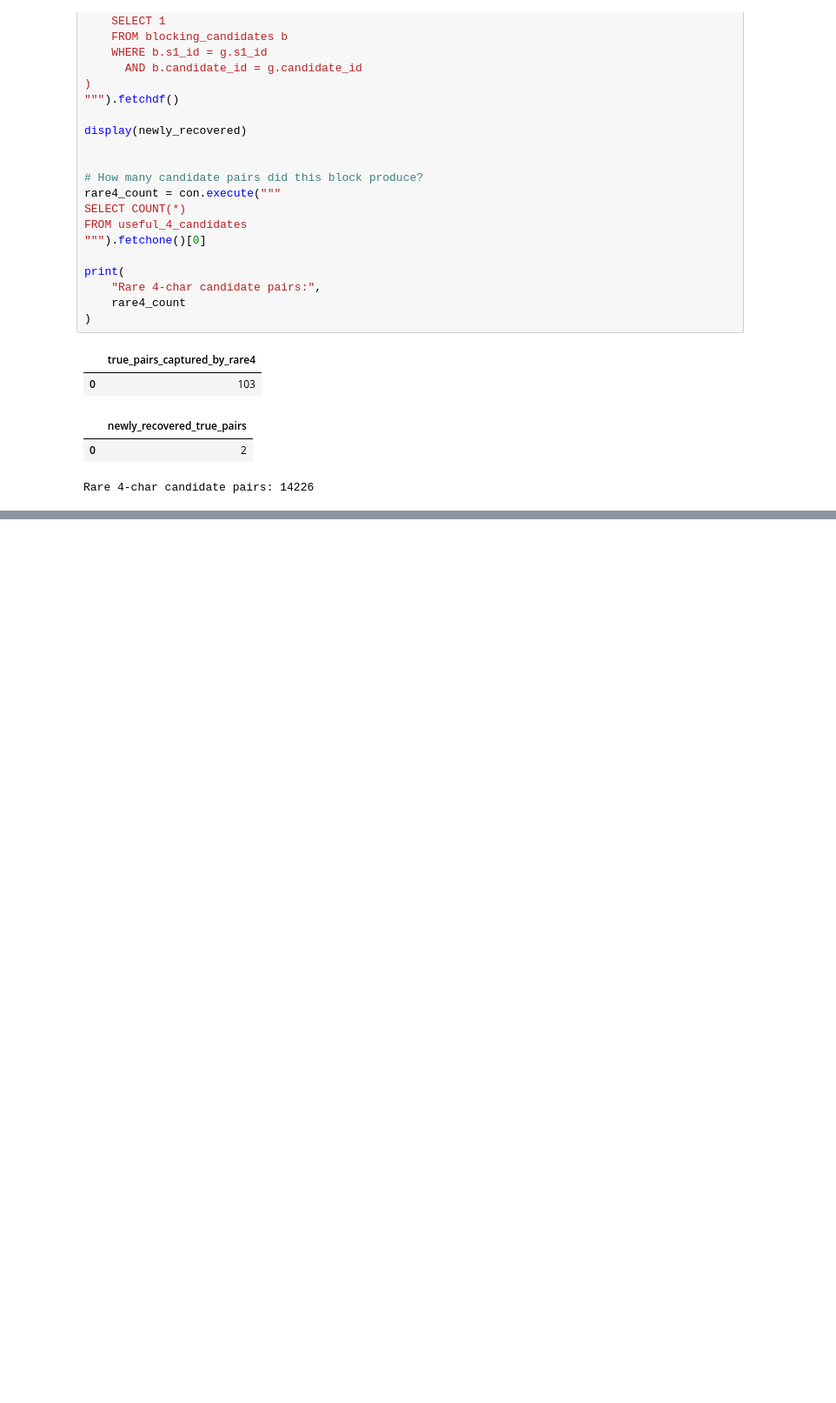
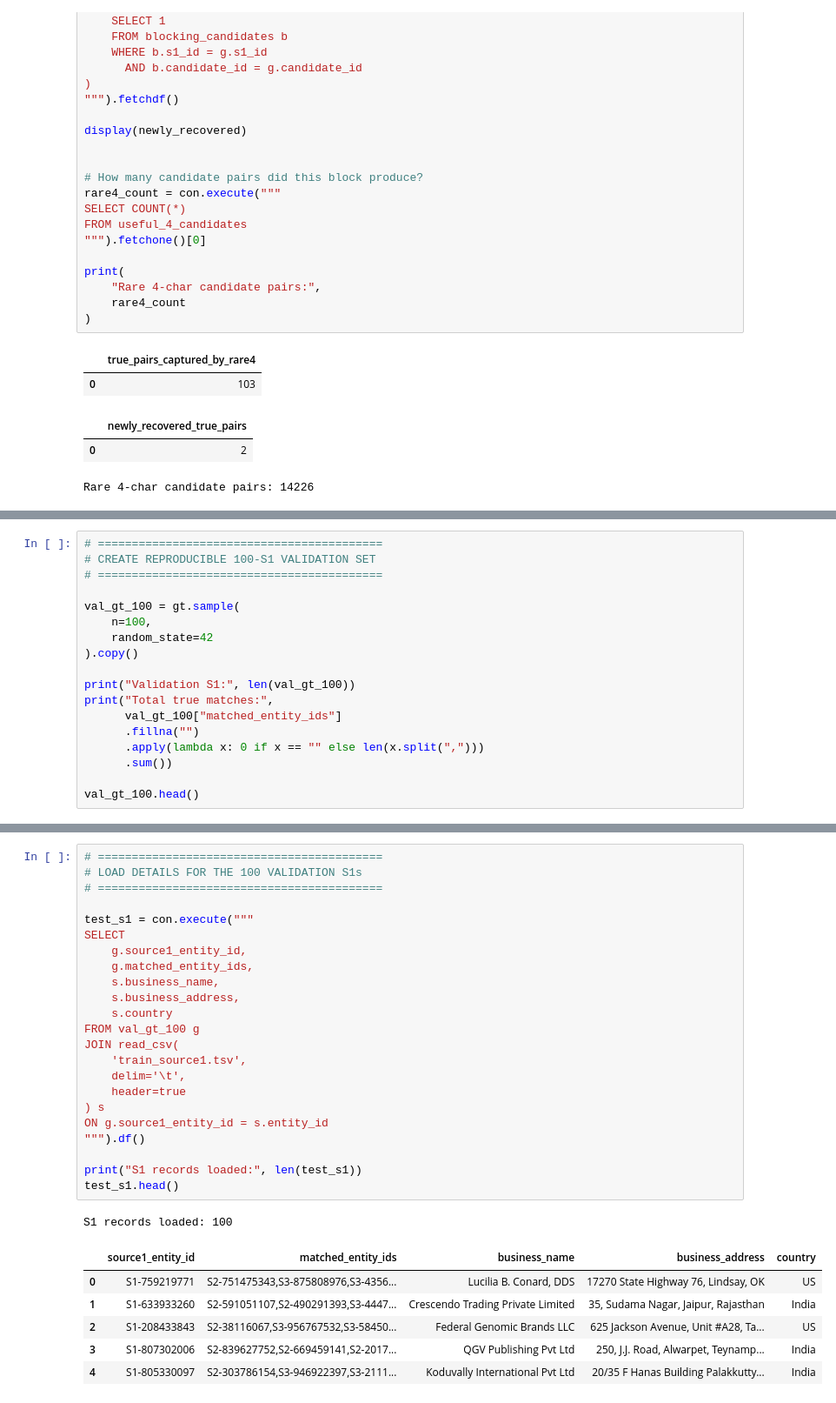
Before and after one commit to anjaliSharma8/amazon-ml, a Jupyter notebook: AIML.ipynb, the cells around one changed output, grey strips where cells are left out. Shown at 87% size. Drawn from its saved outputs; the diff is of its cells as text; blank space fills up the shorter version.

```diff
--- a/AIML.ipynb
+++ b/AIML.ipynb
@@ -6392,0 +17068,18 @@ print("✅ Fast test source table created")
+# %%
+# ==========================================
+# CREATE REPRODUCIBLE 100-S1 VALIDATION SET
+# ==========================================
+
+val_gt_100 = gt.sample(
+    n=100,
+    random_state=42
+).copy()
+
+print("Validation S1:", len(val_gt_100))
+print("Total true matches:",
+      val_gt_100["matched_entity_ids"]
+      .fillna("")
+      .apply(lambda x: 0 if x == "" else len(x.split(",")))
+      .sum())
+
+val_gt_100.head()
@@ -6392,0 +17095,31 @@ print("✅ Fast test source table created")
+# %%
+# ==========================================
+# LOAD DETAILS FOR THE 100 VALIDATION S1s
+# ==========================================
+
+test_s1 = con.execute("""
+SELECT
+    g.source1_entity_id,
+    g.matched_entity_ids,
+    s.business_name,
+    s.business_address,
+    s.country
+FROM val_gt_100 g
+JOIN read_csv(
+    'train_source1.tsv',
+    delim='\t',
+    header=true
+) s
+ON g.source1_entity_id = s.entity_id
+""").df()
+
+print("S1 records loaded:", len(test_s1))
+test_s1.head()
+# %% [output]
+S1 records loaded: 100
+|  | source1_entity_id | matched_entity_ids | business_name | business_address | country |
+| 0 | S1-759219771 | S2-751475343,S3-875808976,S3-4356... | Lucilia B. Conard, DDS | 17270 State Highway 76, Lindsay, OK | US |
+| 1 | S1-633933260 | S2-591051107,S2-490291393,S3-4447... | Crescendo Trading Private Limited | 35, Sudama Nagar, Jaipur, Rajasthan | India |
+| 2 | S1-208433843 | S2-38116067,S3-956767532,S3-58450... | Federal Genomic Brands LLC | 625 Jackson Avenue, Unit #A28, Ta... | US |
+| 3 | S1-807302006 | S2-839627752,S2-669459141,S2-2017... | QGV Publishing Pvt Ltd | 250, J.J. Road, Alwarpet, Teynamp... | India |
+| 4 | S1-805330097 | S2-303786154,S3-946922397,S3-2111... | Koduvally International Pvt Ltd | 20/35 F Hanas Building Palakkutty... | India |
```
Also changed, not shown: parts of 171 cells of this notebook.
